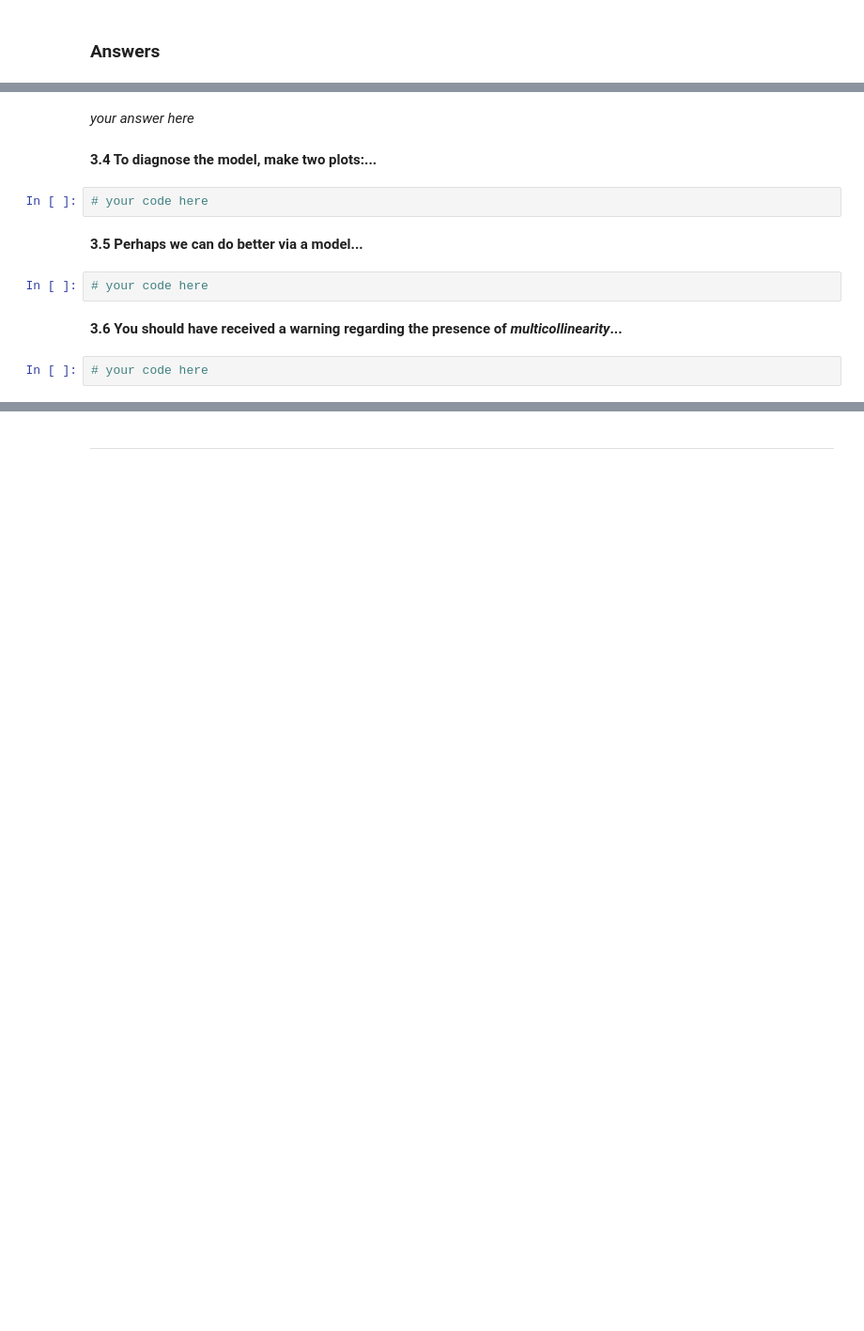
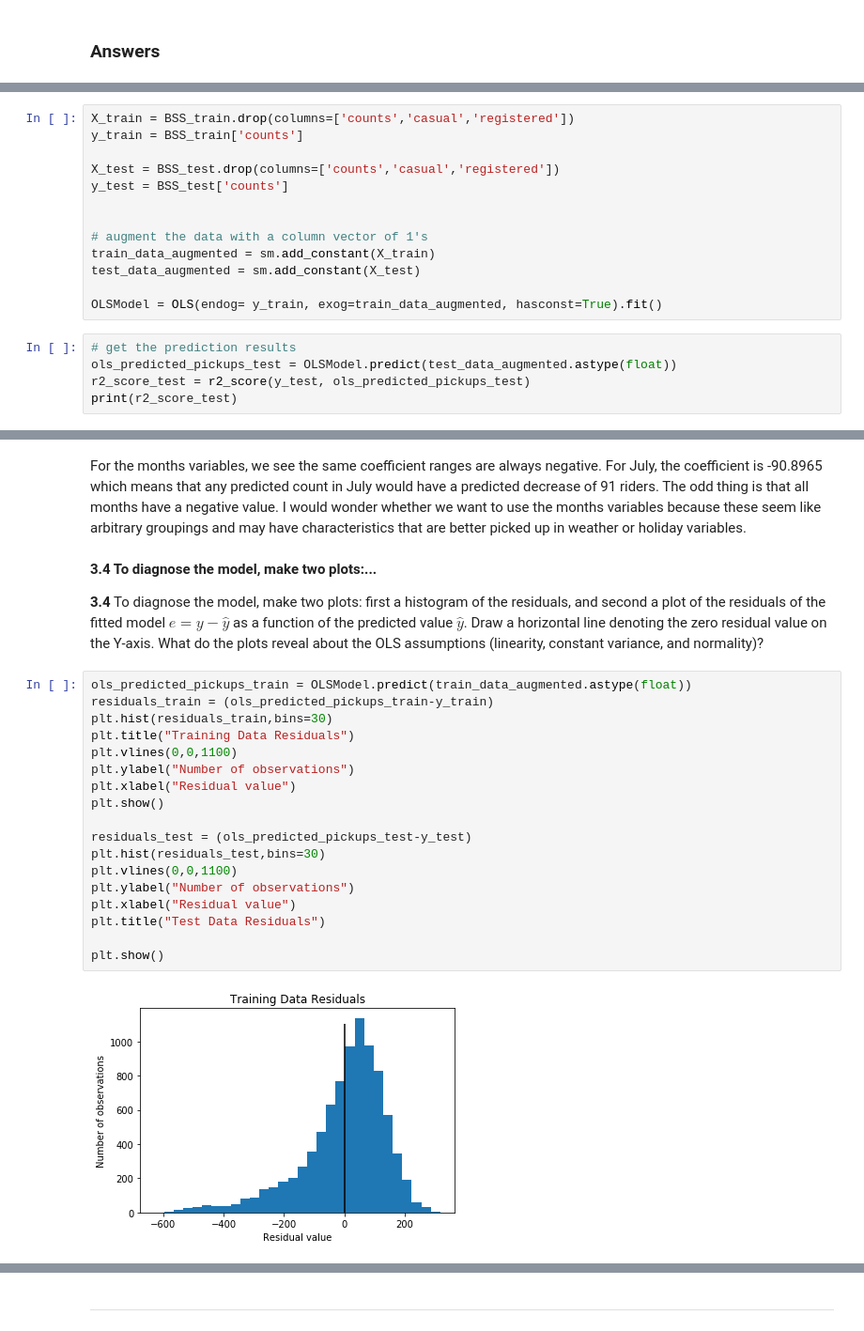
Before and after one commit to ericenglin/Data-Science-Assignments, a Jupyter notebook: hw3/cs109a_hw3.ipynb, the cells around one changed output, grey strips where cells are left out. Shown at 94% size. Saved outputs shown, nothing was run; the diff lists cells and outputs as text; blank space fills up the shorter version.

```diff
--- a/hw3/cs109a_hw3.ipynb
+++ b/hw3/cs109a_hw3.ipynb
@@ -555,0 +618,18 @@ Correlation Matrix Where Observations Have weather_4 == 1
+# %%
+X_train = BSS_train.drop(columns=['counts','casual','registered'])
+y_train = BSS_train['counts']
+
+X_test = BSS_test.drop(columns=['counts','casual','registered'])
+y_test = BSS_test['counts']
+
+
+# augment the data with a column vector of 1's
+train_data_augmented = sm.add_constant(X_train)
+test_data_augmented = sm.add_constant(X_test)
+
+OLSModel = OLS(endog= y_train, exog=train_data_augmented, hasconst=True).fit()
+# %%
+# get the prediction results
+ols_predicted_pickups_test = OLSModel.predict(test_data_augmented.astype(float))
+r2_score_test = r2_score(y_test, ols_predicted_pickups_test)
+print(r2_score_test)
@@ -558,14 +687,26 @@ Correlation Matrix Where Observations Have weather_4 == 1
-# %% [markdown]
-*your answer here*
-# %% [markdown]
-**3.4 To diagnose the model, make two plots:...**
-# %%
-# your code here
-# %% [markdown]
-**3.5 Perhaps we can do better via a model...**
-# %%
-# your code here
-# %% [markdown]
-**3.6 You should have received a warning regarding the presence of _multicollinearity_...**
-# %%
-# your code here
+# %% [markdown]
+For the months variables, we see the same coefficient ranges are always negative. For July, the coefficient is -90.8965 which means that any predicted count in July would have a predicted decrease of 91 riders. The odd thing is that all months have a negative value. I would wonder whether we want to use the months variables because these seem like arbitrary groupings and may have characteristics that are better picked up in weather or holiday variables.
+# %% [markdown]
+**3.4 To diagnose the model, make two plots:...**
+
+**3.4** To diagnose the model, make two plots: first a histogram of the residuals, and second a plot of the residuals of the fitted model ${e} = y - \hat{y}$ as a function of the predicted value $\hat{y}$. Draw a horizontal line denoting the zero residual value on the Y-axis. What do the plots reveal about the OLS assumptions (linearity, constant variance, and normality)?
+# %%
+ols_predicted_pickups_train = OLSModel.predict(train_data_augmented.astype(float))
+residuals_train = (ols_predicted_pickups_train-y_train)
+plt.hist(residuals_train,bins=30)
+plt.title("Training Data Residuals")
+plt.vlines(0,0,1100)
+plt.ylabel("Number of observations")
+plt.xlabel("Residual value")
+plt.show()
+
+residuals_test = (ols_predicted_pickups_test-y_test)
+plt.hist(residuals_test,bins=30)
+plt.vlines(0,0,1100)
+plt.ylabel("Number of observations")
+plt.xlabel("Residual value")
+plt.title("Test Data Residuals")
+
+plt.show()
+# %% [output]
+[figure, added]
```
Also changed, not shown: parts of 33 cells of this notebook.
